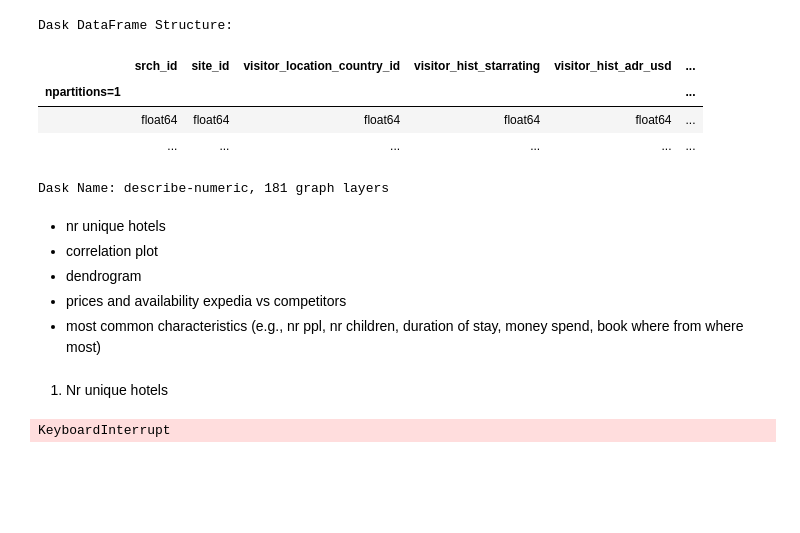
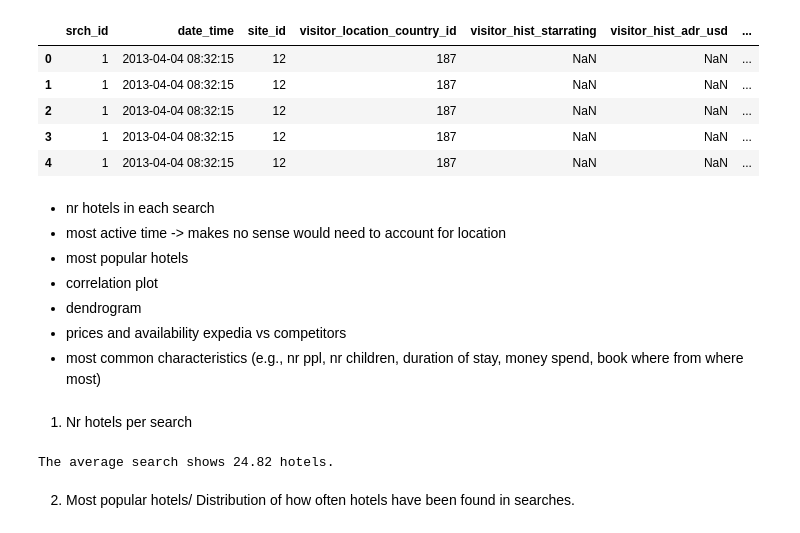
Before and after one commit to PaulHosek/DataMining, a Jupyter notebook: paul_explore.ipynb, the cells around one changed output. Saved outputs shown, nothing was run; the diff lists cells and outputs as text; code cells hidden in the pictures; blank space fills up the shorter version.

```diff
--- a/paul_explore.ipynb
+++ b/paul_explore.ipynb
@@ -12,23 +18,21 @@ pd.set_option('display.max_rows', None)
 # %%
 df = dd.read_csv("data/training_set_VU_DM.csv")
 # %%
-df.describe()
+df.head()
 # %% [output]
-Dask DataFrame Structure:
-|  | srch_id | site_id | visitor_location_country_id | visitor_hist_starrating | visitor_hist_adr_usd | ... |
-| npartitions=1 |  |  |  |  |  | ... |
-|  | float64 | float64 | float64 | float64 | float64 | ... |
-|  | ... | ... | ... | ... | ... | ... |
+|  | srch_id | date_time | site_id | visitor_location_country_id | visitor_hist_starrating | visitor_hist_adr_usd | ... |
+| 0 | 1 | 2013-04-04 08:32:15 | 12 | 187 | NaN | NaN | ... |
+| 1 | 1 | 2013-04-04 08:32:15 | 12 | 187 | NaN | NaN | ... |
+| 2 | 1 | 2013-04-04 08:32:15 | 12 | 187 | NaN | NaN | ... |
+| 3 | 1 | 2013-04-04 08:32:15 | 12 | 187 | NaN | NaN | ... |
+| 4 | 1 | 2013-04-04 08:32:15 | 12 | 187 | NaN | NaN | ... |
-Dask Name: describe-numeric, 181 graph layers
 # %% [markdown]
-- nr unique hotels
+- nr hotels in each search
+- most active time -> makes no sense would need to account for location
+- most popular hotels
 - correlation plot
 - dendrogram
 - prices and availability expedia vs competitors
 - most common characteristics (e.g., nr ppl, nr children, duration of stay, money spend, book where from where most)
 # %% [markdown]
-1. Nr unique hotels
+1. Nr hotels per search
-# %%
-df.nunique()
-# %% [output]
-KeyboardInterrupt
@@ -34,0 +43,6 @@ KeyboardInterrupt
+# %%
+print(f"The average search shows {round(n_hotels_per_search,2)} hotels.")
+# %% [output]
+The average search shows 24.82 hotels.
+# %% [markdown]
+2. Most popular hotels/ Distribution of how often hotels have been found in searches.
```
Also changed, not shown: parts of 14 cells of this notebook.
